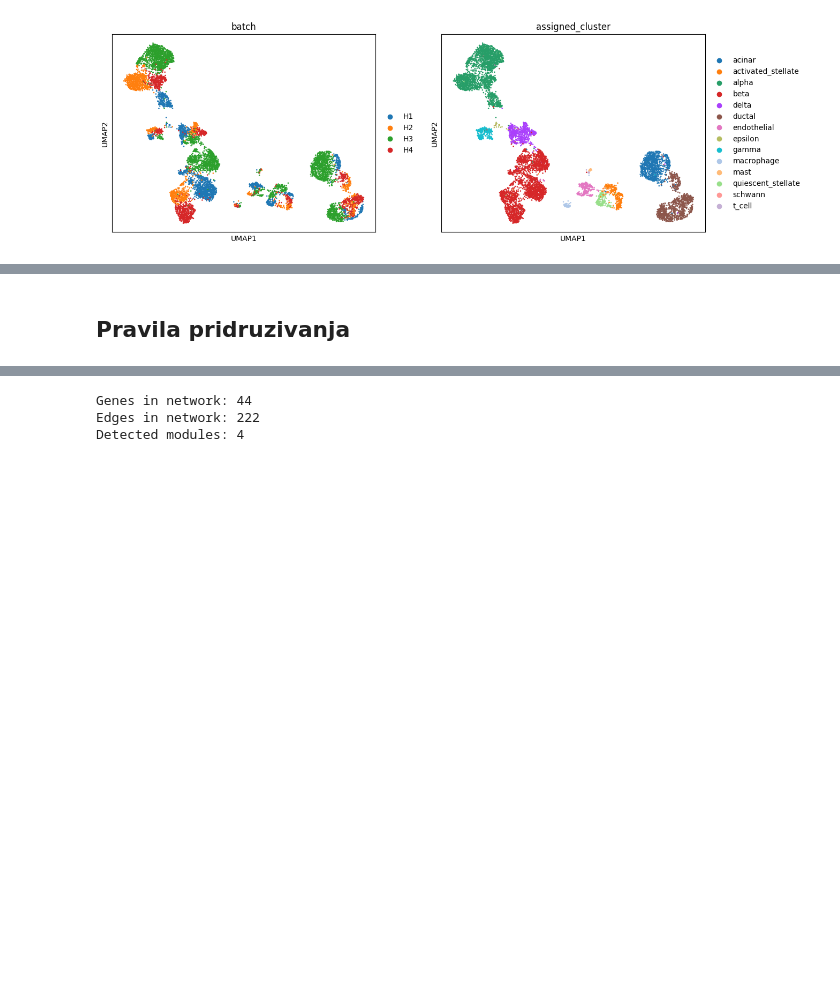
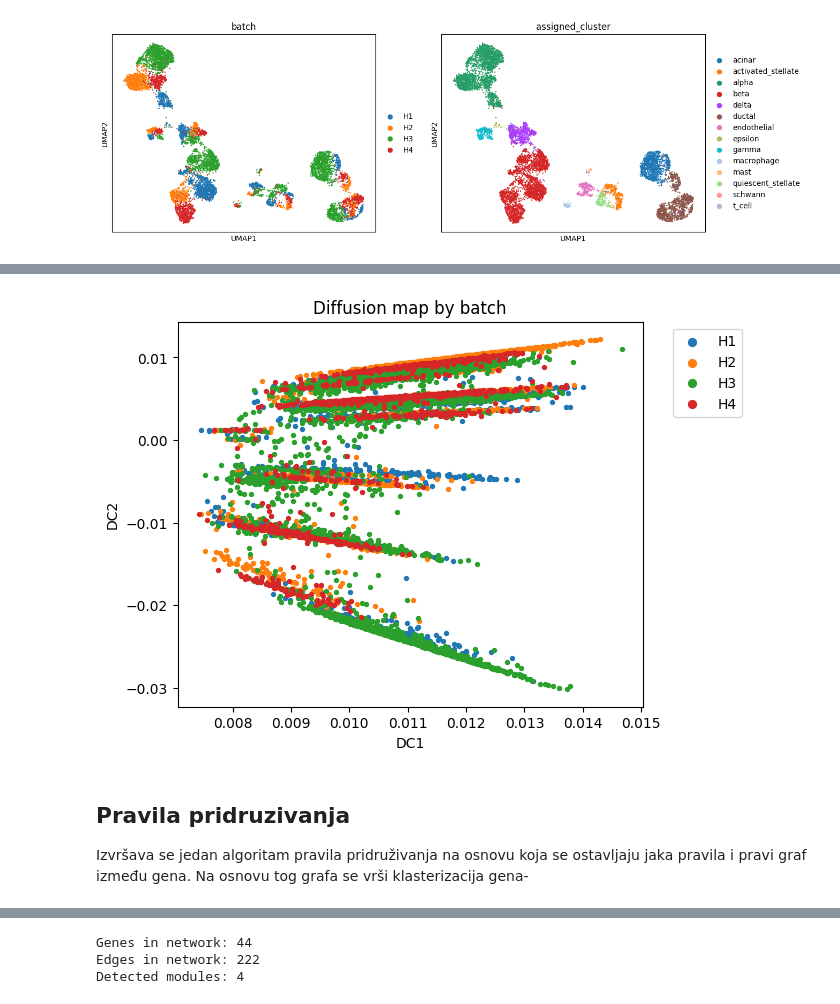
Before and after one commit to janazivkovic02/Single-Cell-Pancreas-Analysis, a Jupyter notebook: notebooks/01_exploration.ipynb, the cells around one changed output, grey strips where cells are left out. Saved outputs shown, nothing was run; the diff lists cells and outputs as text; code cells hidden in the pictures; blank space fills up the shorter version.

Commit message:
Diffusion maps

```diff
--- a/notebooks/01_exploration.ipynb
+++ b/notebooks/01_exploration.ipynb
@@ -77,5 +124,24 @@ sc.pl.umap(adata, color=["batch", "assigned_cluster"])
+# %%
+plt.figure(figsize=(6, 5))
+for b in adata.obs["batch"].astype(str).unique():
+    mask = adata.obs["batch"].astype(str) == b
+    plt.scatter(
+        adata.obsm["X_diffmap"][mask, 0],
+        adata.obsm["X_diffmap"][mask, 1],
+        s=8,
+        label=b,
+    )
+plt.xlabel("DC1")
+plt.ylabel("DC2")
+plt.title("Diffusion map by batch")
+plt.legend(markerscale=2, bbox_to_anchor=(1.05, 1), loc="upper left")
+plt.show()
+# %% [output]
+[figure, added]
 # %% [markdown]
 ## Pravila pridruzivanja
+
+Izvršava se jedan algoritam pravila pridruživanja na osnovu koja se ostavljaju jaka pravila i pravi graf između gena. Na osnovu tog grafa se vrši klasterizacija gena-
 # %%
 from src.rules import RulesConfig, run_rules_pipeline, rules_to_edge_list
 
```
Also changed, not shown: parts of 18 cells of this notebook, 5 other files.
